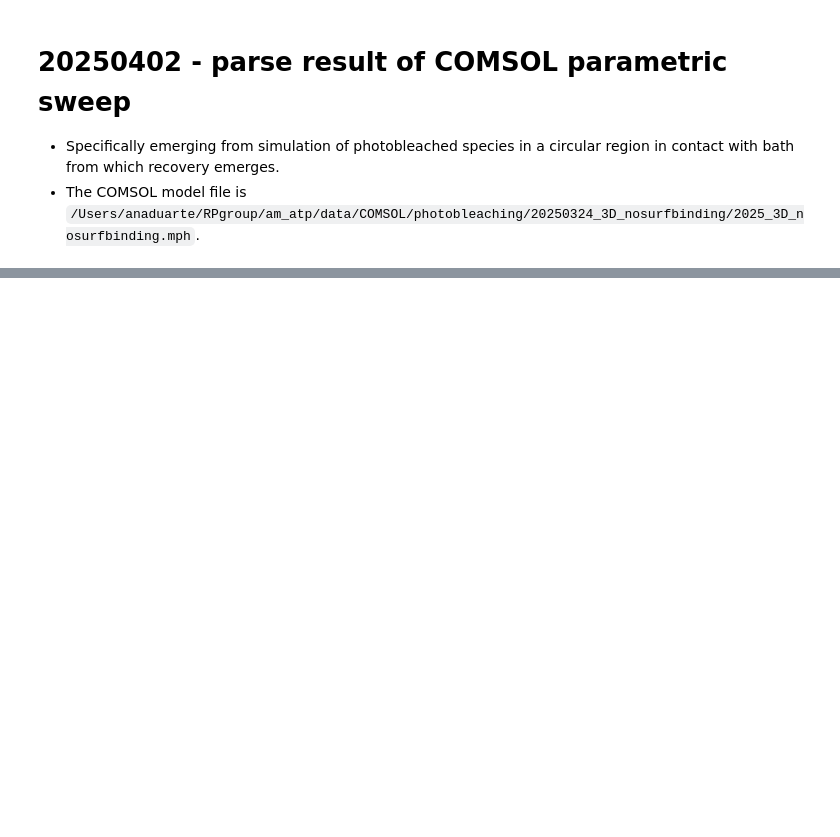
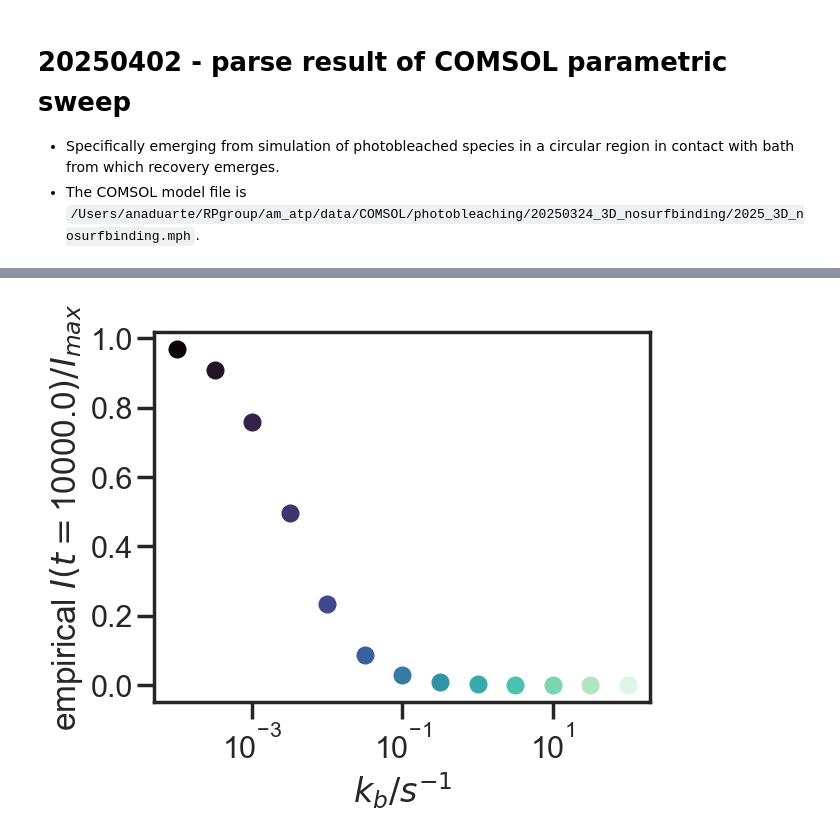
Before and after one commit to RPGroup-PBoC/am_atp, a Jupyter notebook: analysis/atp-cal/20250402_parseCOMSOLsweep_photobleaching.ipynb, the cells around one changed output, grey strips where cells are left out. Cells and saved outputs as stored; diff of their text form; code cells hidden in the pictures; blank space fills up the shorter version.

```diff
--- a/analysis/atp-cal/20250402_parseCOMSOLsweep_photobleaching.ipynb
+++ b/analysis/atp-cal/20250402_parseCOMSOLsweep_photobleaching.ipynb
@@ -15,0 +83,9 @@ FileNotFoundError: [Errno 2] No such file or directory: '/Users/anaduarte/RPgrou
+# %%
+for ii in range(len(kbleachList)):
+    chimney_subset = chimney[chimney['kbleach (1/s)']==kbleachList[ii]]
+    plt.plot(kbleachList[ii], chimney_subset['U (mol/m^3)'].values[-1]/chimney_subset['U (mol/m^3)'].values.max(), 'o', color=colorList[ii])
+plt.ylabel("empirical $I(t=$"+str(chimney_subset['Time (s)'].values[-1])+'$)/I_{max}$')
+plt.xlabel('$k_b / s^{-1}$')
+plt.xscale('log')
+# %% [output]
+[figure, added]
```
Also changed, not shown: parts of 24 cells of this notebook, 1 other file.
